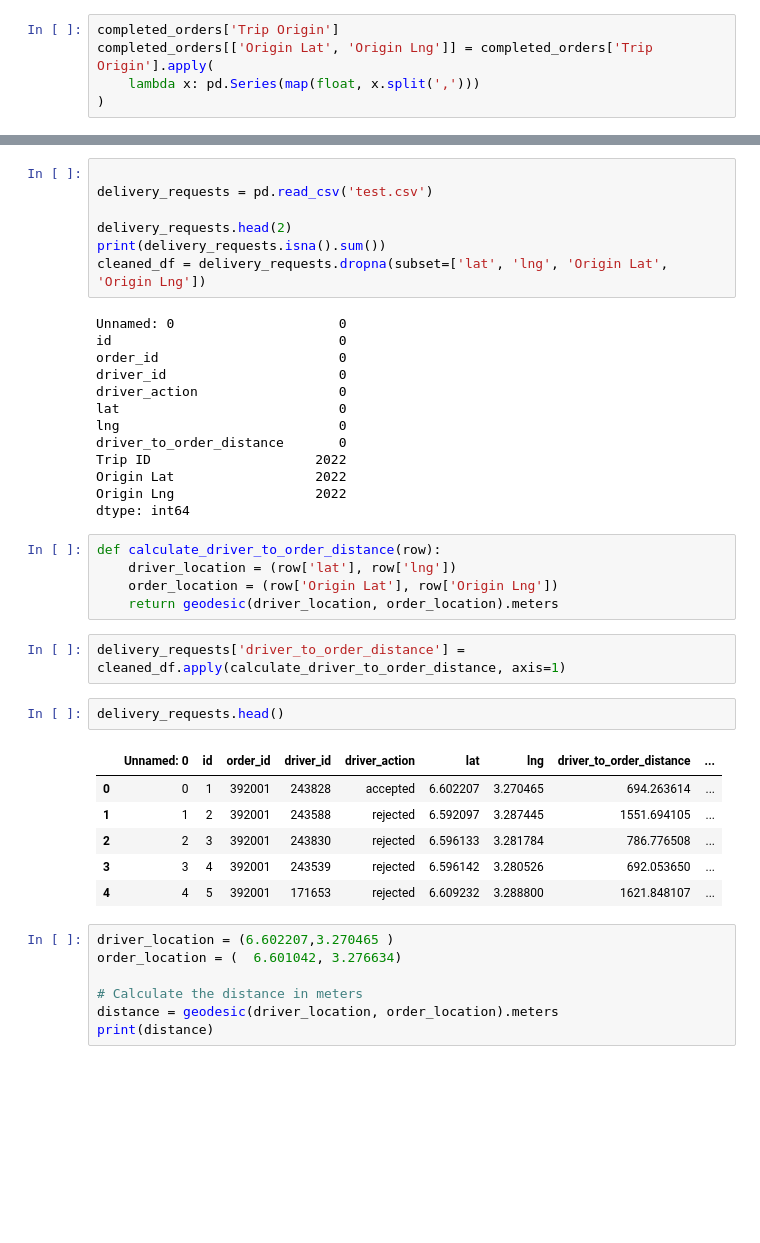
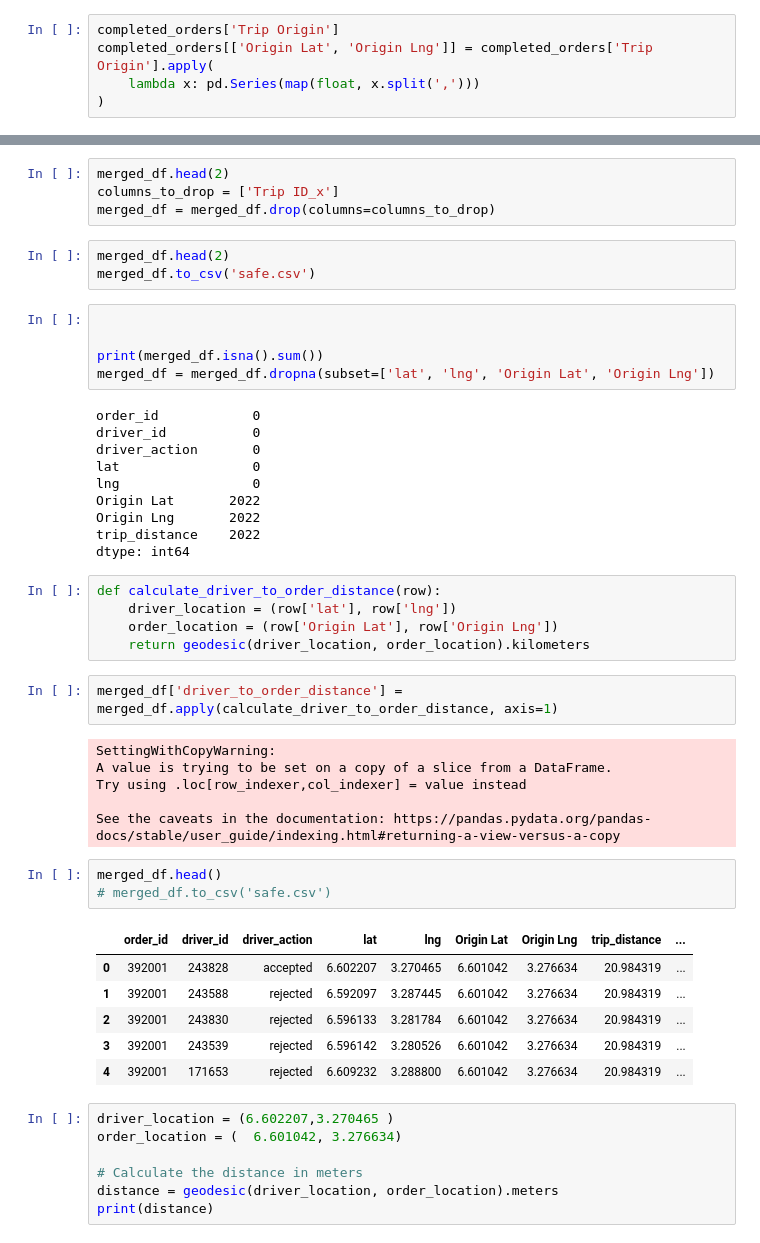
Before and after one commit to mistir-nigusse/Logistic-optimization-with-casual-inference, a Jupyter notebook: notebooks/02_feature_engineering.ipynb, the cells around one changed output, grey strips where cells are left out. Cells and saved outputs as stored; diff of their text form; blank space fills up the shorter version.

```diff
--- a/notebooks/02_feature_engineering.ipynb
+++ b/notebooks/02_feature_engineering.ipynb
@@ -99,39 +119,48 @@ cleaned_df.head(2)
+# %%
+merged_df.head(2)
+columns_to_drop = ['Trip ID_x']
+merged_df = merged_df.drop(columns=columns_to_drop)
+# %%
+merged_df.head(2)
+merged_df.to_csv('safe.csv')
 # %%
 
-delivery_requests = pd.read_csv('test.csv')
 
-delivery_requests.head(2)
-print(delivery_requests.isna().sum())
-cleaned_df = delivery_requests.dropna(subset=['lat', 'lng', 'Origin Lat', 'Origin Lng'])
+print(merged_df.isna().sum())
+merged_df = merged_df.dropna(subset=['lat', 'lng', 'Origin Lat', 'Origin Lng'])
 # %% [output]
-Unnamed: 0                     0
-id                             0
-order_id                       0
-driver_id                      0
-driver_action                  0
-lat                            0
-lng                            0
-driver_to_order_distance       0
-Trip ID                     2022
-Origin Lat                  2022
-Origin Lng                  2022
+order_id            0
+driver_id           0
+driver_action       0
+lat                 0
+lng                 0
+Origin Lat       2022
+Origin Lng       2022
+trip_distance    2022
 dtype: int64
 # %%
 def calculate_driver_to_order_distance(row):
     driver_location = (row['lat'], row['lng'])
     order_location = (row['Origin Lat'], row['Origin Lng'])
-    return geodesic(driver_location, order_location).meters
+    return geodesic(driver_location, order_location).kilometers
 # %%
-delivery_requests['driver_to_order_distance'] = cleaned_df.apply(calculate_driver_to_order_distance, axis=1)
+merged_df['driver_to_order_distance'] = merged_df.apply(calculate_driver_to_order_distance, axis=1)
+# %% [output]
+SettingWithCopyWarning:
+A value is trying to be set on a copy of a slice from a DataFrame.
+Try using .loc[row_indexer,col_indexer] = value instead
+
+See the caveats in the documentation: https://pandas.pydata.org/pandas-docs/stable/user_guide/indexing.html#returning-a-view-versus-a-copy
-# %%
-delivery_requests.head()
-# %% [output]
-|  | Unnamed: 0 | id | order_id | driver_id | driver_action | lat | lng | driver_to_order_distance | ... |
-| 0 | 0 | 1 | 392001 | 243828 | accepted | 6.602207 | 3.270465 | 694.263614 | ... |
-| 1 | 1 | 2 | 392001 | 243588 | rejected | 6.592097 | 3.287445 | 1551.694105 | ... |
-| 2 | 2 | 3 | 392001 | 243830 | rejected | 6.596133 | 3.281784 | 786.776508 | ... |
-| 3 | 3 | 4 | 392001 | 243539 | rejected | 6.596142 | 3.280526 | 692.053650 | ... |
-| 4 | 4 | 5 | 392001 | 171653 | rejected | 6.609232 | 3.288800 | 1621.848107 | ... |
+# %%
+merged_df.head()
+# merged_df.to_csv('safe.csv')
+# %% [output]
+|  | order_id | driver_id | driver_action | lat | lng | Origin Lat | Origin Lng | trip_distance | ... |
+| 0 | 392001 | 243828 | accepted | 6.602207 | 3.270465 | 6.601042 | 3.276634 | 20.984319 | ... |
+| 1 | 392001 | 243588 | rejected | 6.592097 | 3.287445 | 6.601042 | 3.276634 | 20.984319 | ... |
+| 2 | 392001 | 243830 | rejected | 6.596133 | 3.281784 | 6.601042 | 3.276634 | 20.984319 | ... |
+| 3 | 392001 | 243539 | rejected | 6.596142 | 3.280526 | 6.601042 | 3.276634 | 20.984319 | ... |
+| 4 | 392001 | 171653 | rejected | 6.609232 | 3.288800 | 6.601042 | 3.276634 | 20.984319 | ... |
 # %%
 driver_location = (6.602207,3.270465 )
 order_location = (	6.601042, 3.276634)
```
Also changed, not shown: parts of 27 cells of this notebook, 1 other file.
